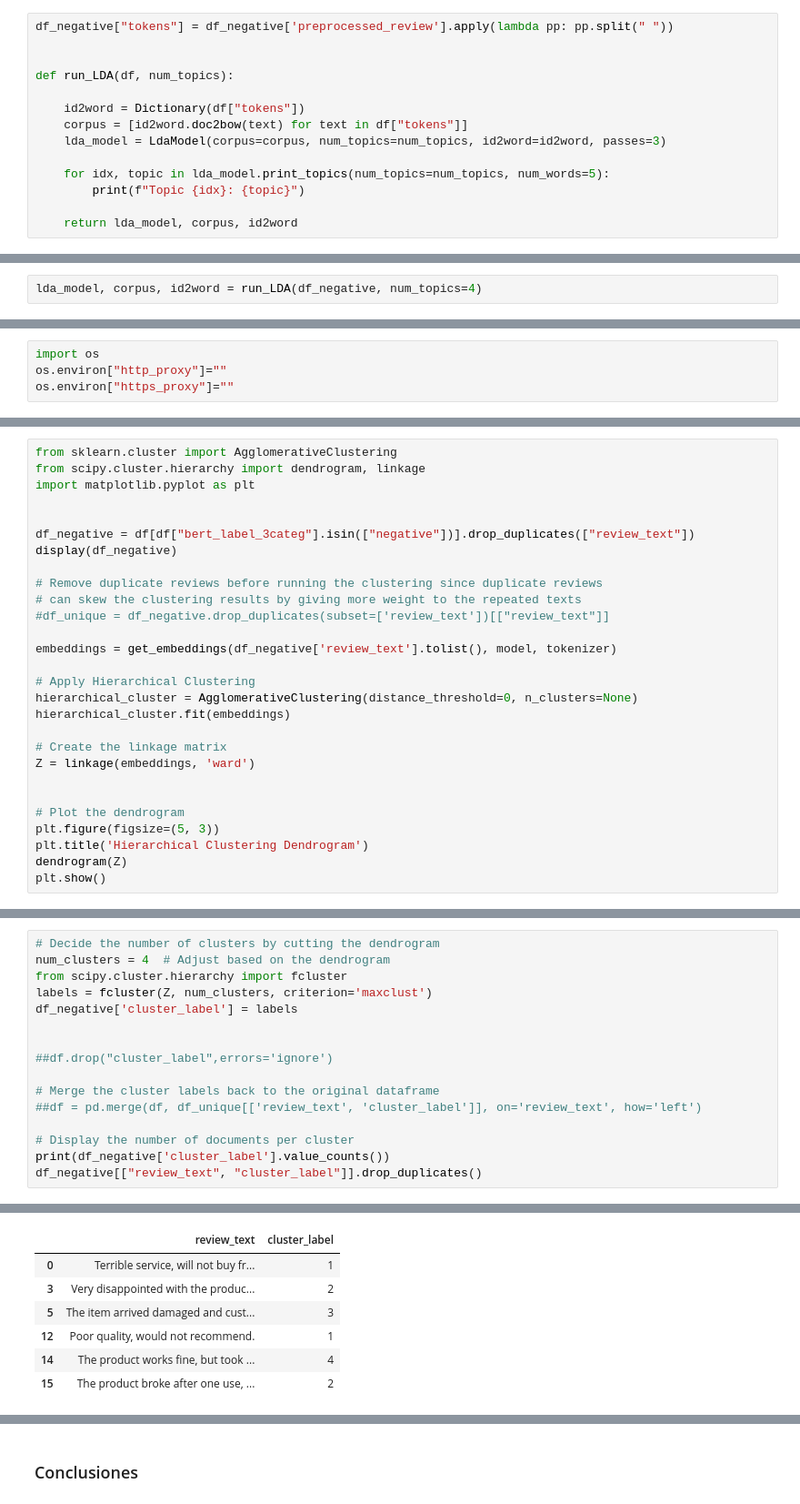
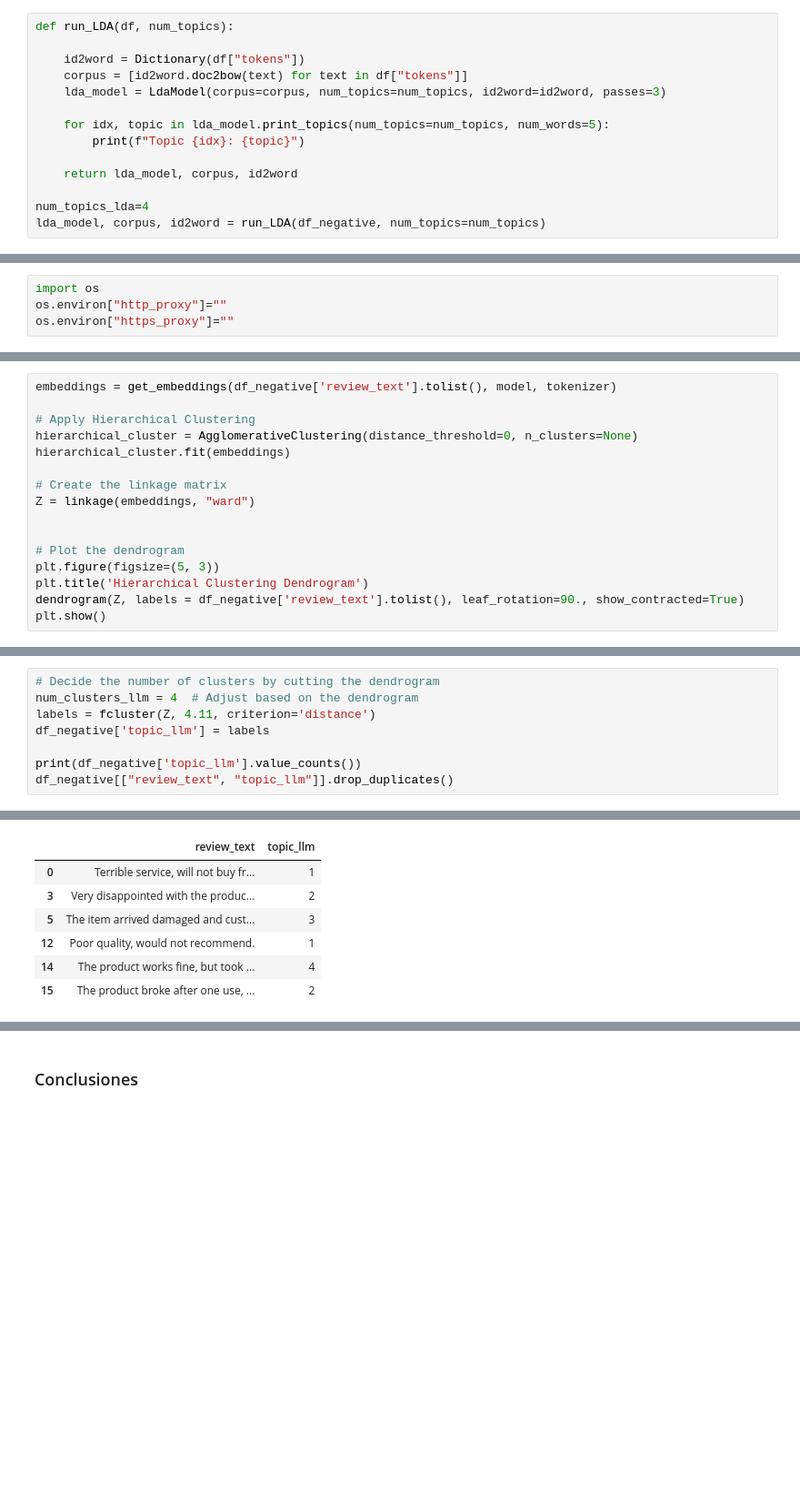
Before and after one commit to csmaiz/vw_technical_challenge, a Jupyter notebook: src/Task4_Real_world_Scenario.ipynb, the cells around one changed output, grey strips where cells are left out. Shown: that part at 91% size. Drawn from its saved outputs; the diff is of its cells as text; blank space fills up the shorter version.

```diff
--- a/src/Task4_Real_world_Scenario.ipynb
+++ b/src/Task4_Real_world_Scenario.ipynb
@@ -110,7 +128,4 @@ df_negative = df[df["bert_label_3categ"] == "negative"].copy()
 # %%
-df_negative["tokens"] = df_negative['preprocessed_review'].apply(lambda pp: pp.split(" "))
-
-
 def run_LDA(df, num_topics):
 
     id2word = Dictionary(df["tokens"])
@@ -121,3 +136,6 @@ def run_LDA(df, num_topics):
         print(f"Topic {idx}: {topic}")
 
     return lda_model, corpus, id2word
+
+num_topics_lda=4
+lda_model, corpus, id2word = run_LDA(df_negative, num_topics=num_topics)
@@ -124,2 +146,0 @@ def run_LDA(df, num_topics):
-# %%
-lda_model, corpus, id2word = run_LDA(df_negative, num_topics=4)
@@ -400,16 +243,4 @@ embeddings = get_embeddings(df['review_text'].tolist(), model, tokenizer)
 # %%
-from sklearn.cluster import AgglomerativeClustering
-from scipy.cluster.hierarchy import dendrogram, linkage
-import matplotlib.pyplot as plt
-
-
-df_negative = df[df["bert_label_3categ"].isin(["negative"])].drop_duplicates(["review_text"])
-display(df_negative)
-
-# Remove duplicate reviews before running the clustering since duplicate reviews
-# can skew the clustering results by giving more weight to the repeated texts
-#df_unique = df_negative.drop_duplicates(subset=['review_text'])[["review_text"]]
-
 embeddings = get_embeddings(df_negative['review_text'].tolist(), model, tokenizer)
 
 # Apply Hierarchical Clustering
@@ -417,12 +248,12 @@ hierarchical_cluster = AgglomerativeClustering(distance_threshold=0, n_clusters=
 hierarchical_cluster.fit(embeddings)
 
 # Create the linkage matrix
-Z = linkage(embeddings, 'ward')
+Z = linkage(embeddings, "ward")
 
 
 # Plot the dendrogram
 plt.figure(figsize=(5, 3))
 plt.title('Hierarchical Clustering Dendrogram')
-dendrogram(Z)
+dendrogram(Z, labels = df_negative['review_text'].tolist(), leaf_rotation=90., show_contracted=True)
 plt.show()
 # %% [output]
@@ -437,17 +304,9 @@ plt.show()
 # %%
 # Decide the number of clusters by cutting the dendrogram
-num_clusters = 4  # Adjust based on the dendrogram
-from scipy.cluster.hierarchy import fcluster
-labels = fcluster(Z, num_clusters, criterion='maxclust')
-df_negative['cluster_label'] = labels
+num_clusters_llm = 4  # Adjust based on the dendrogram
+labels = fcluster(Z, 4.11, criterion='distance')
+df_negative['topic_llm'] = labels
 
-
-##df.drop("cluster_label",errors='ignore')
-
-# Merge the cluster labels back to the original dataframe
-##df = pd.merge(df, df_unique[['review_text', 'cluster_label']], on='review_text', how='left')
-
-# Display the number of documents per cluster
-print(df_negative['cluster_label'].value_counts())
-df_negative[["review_text", "cluster_label"]].drop_duplicates()
+print(df_negative['topic_llm'].value_counts())
+df_negative[["review_text", "topic_llm"]].drop_duplicates()
 # %% [output]
@@ -455,9 +314,9 @@ cluster_label
 1    2
 2    2
 3    1
 4    1
 Name: count, dtype: int64
-|  | review_text | cluster_label |
+|  | review_text | topic_llm |
 | 0 | Terrible service, will not buy fr... | 1 |
 | 3 | Very disappointed with the produc... | 2 |
 | 5 | The item arrived damaged and cust... | 3 |
```
Also changed, not shown: parts of 36 cells of this notebook, 5 other files.
